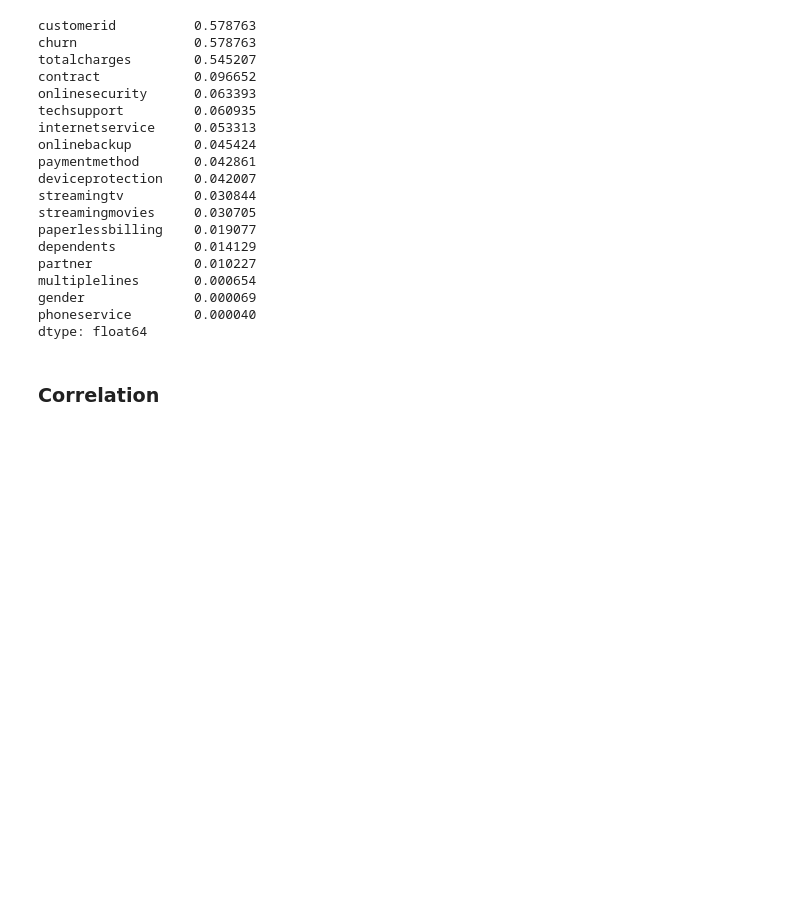
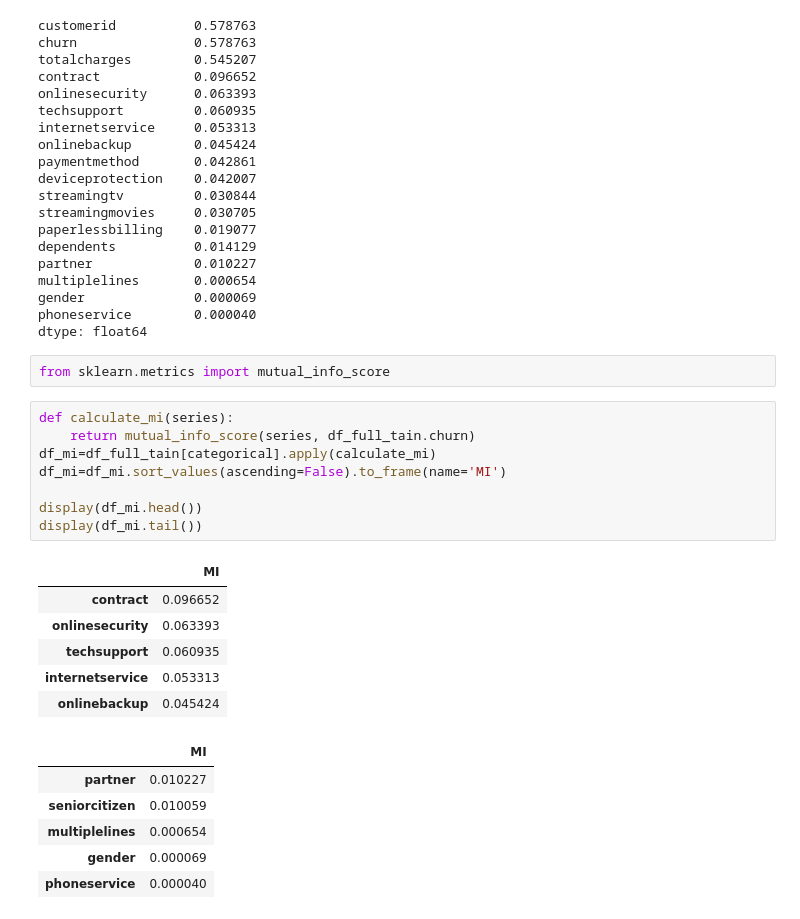
Before and after one commit to EbEmad/mini_db, a Jupyter notebook: 03-classification/Untitled.ipynb, the cells around one changed output. Cells and saved outputs as stored; diff of their text form; blank space fills up the shorter version.

```diff
--- a/03-classification/Untitled.ipynb
+++ b/03-classification/Untitled.ipynb
@@ -389,5 +389,26 @@ multiplelines       0.000654
 gender              0.000069
 phoneservice        0.000040
 dtype: float64
-# %% [markdown]
-### Correlation
+# %%
+from sklearn.metrics import mutual_info_score
+# %%
+def calculate_mi(series):
+    return mutual_info_score(series, df_full_tain.churn)
+df_mi=df_full_tain[categorical].apply(calculate_mi)
+df_mi=df_mi.sort_values(ascending=False).to_frame(name='MI')
+
+display(df_mi.head())
+display(df_mi.tail())
+# %% [output]
+|  | MI |
+| contract | 0.096652 |
+| onlinesecurity | 0.063393 |
+| techsupport | 0.060935 |
+| internetservice | 0.053313 |
+| onlinebackup | 0.045424 |
+|  | MI |
+| partner | 0.010227 |
+| seniorcitizen | 0.010059 |
+| multiplelines | 0.000654 |
+| gender | 0.000069 |
+| phoneservice | 0.000040 |
```
Also changed, not shown: parts of 33 cells of this notebook.
